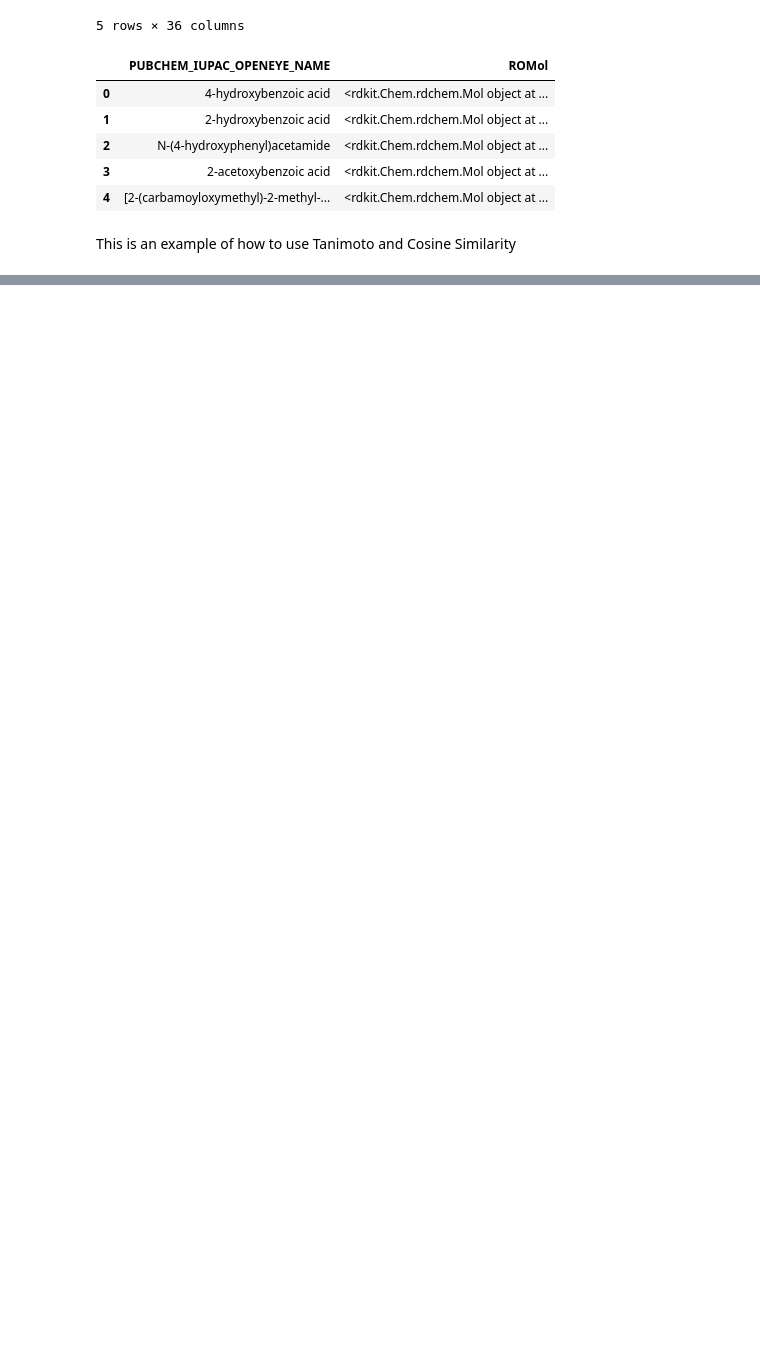
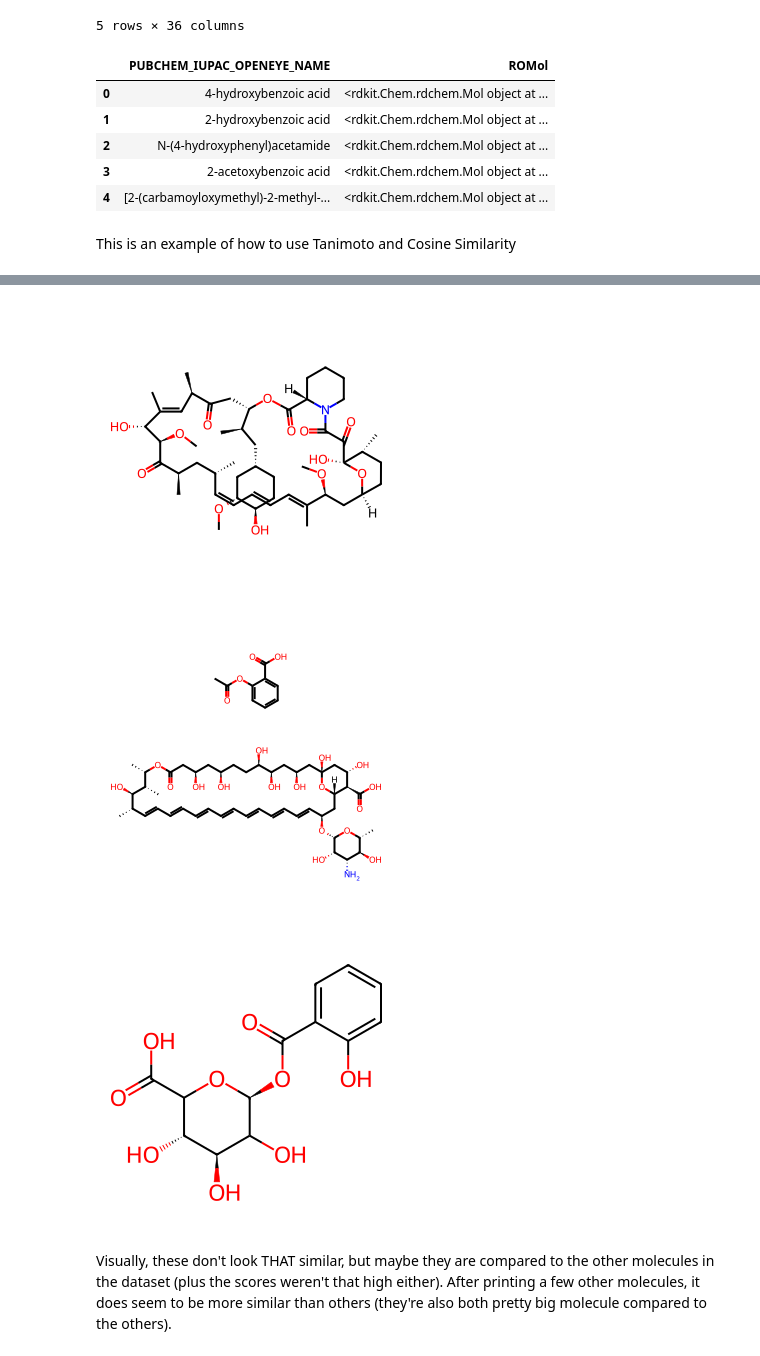
Before and after one commit to sibhi-sakthivel/chem277a-final-project, a Jupyter notebook: notebooks/notebook_1.ipynb, the cells around one changed output, grey strips where cells are left out. Drawn from its saved outputs; the diff is of its cells as text; code cells hidden in the pictures; blank space fills up the shorter version.

Commit message:
Added notebook_1.ipynb with code to load in sdf files and do Tanimoto and Cosine similarity

```diff
--- a/notebooks/notebook_1.ipynb
+++ b/notebooks/notebook_1.ipynb
@@ -98,0 +104,4 @@ Cosine similarity: 0.3333333333333333
+# %%
+# This will automatically load it into a pandas df, then extract the ROMol col (rdkit.Chem.rdchem.Mol object)
+rapamycin_mol = load_sdf_file('rapamycin.sdf')['ROMol'].iloc[0]
+tests = load_sdf_file('test.sdf')
@@ -98,0 +216,19 @@ Cosine similarity: 0.3333333333333333
+# %%
+# I want to draw these so as to see how visually similar the molecules are
+best_mol = tests['ROMol'].iloc[110]
+random_mol = tests['ROMol'].iloc[140]
+
+rapamycin_image = Draw.MolToImage(rapamycin_mol)
+rapamycin_image.show()
+
+best_image = Draw.MolToImage(best_mol)
+best_image.show()
+
+random_image = Draw.MolToImage(random_mol)
+random_image.show()
+# %% [output]
+[figure, added]
+[figure, added]
+[figure, added]
+# %% [markdown]
+Visually, these don't look THAT similar, but maybe they are compared to the other molecules in the dataset (plus the scores weren't that high either). After printing a few other molecules, it does seem to be more similar than others (they're also both pretty big molecule compared to the others).
```
Also changed, not shown: parts of 12 cells of this notebook.
